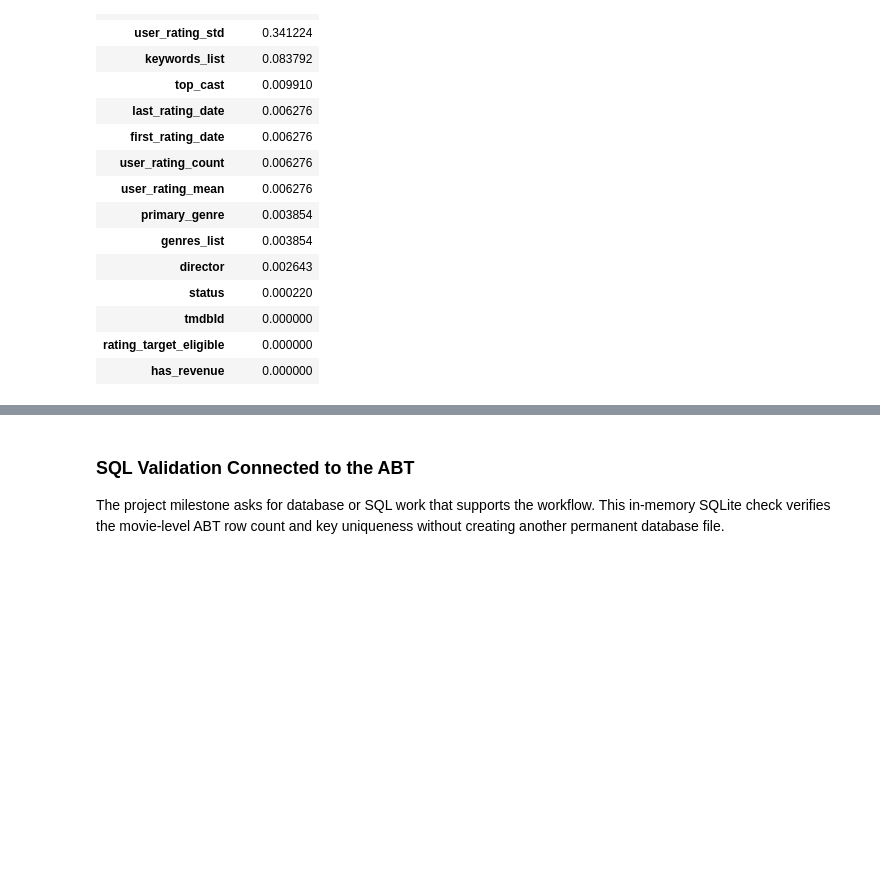
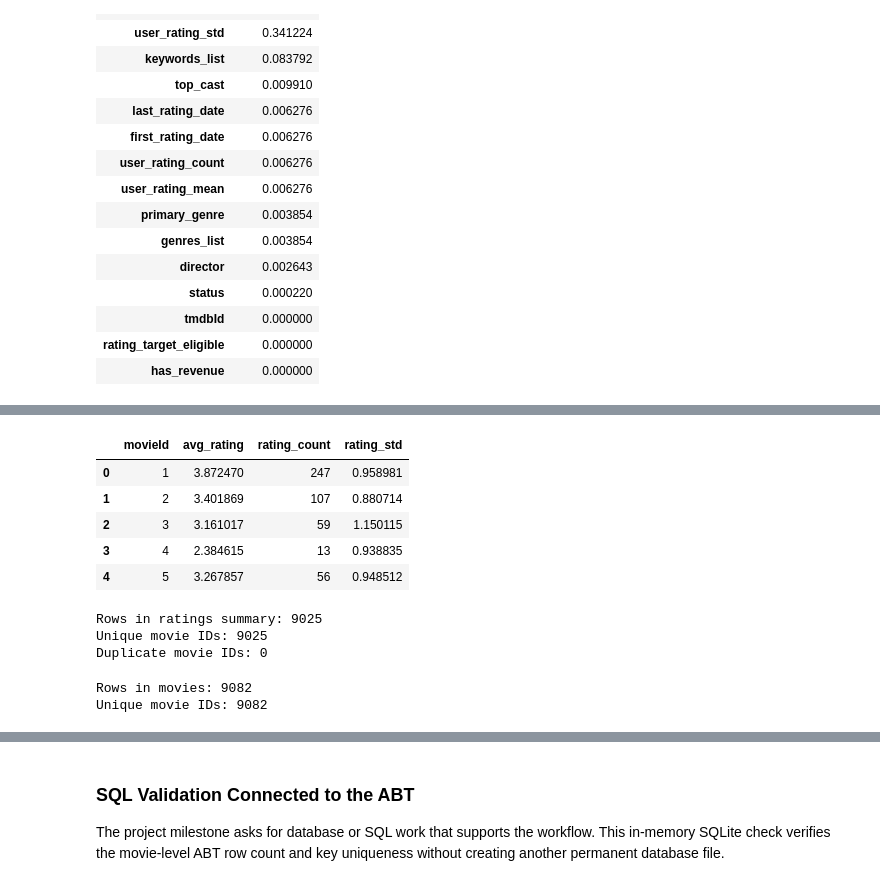
Before and after one commit to diantasmaa/ban6003-movies-project-diana, a Jupyter notebook: notebooks/movies_project_starter.ipynb, the cells around one changed output, grey strips where cells are left out. Saved outputs shown, nothing was run; the diff lists cells and outputs as text; code cells hidden in the pictures; blank space fills up the shorter version.

```diff
--- a/notebooks/movies_project_starter.ipynb
+++ b/notebooks/movies_project_starter.ipynb
@@ -551,0 +569,29 @@ dtype: int64
+# %%
+ratings_summary = ratings.groupby("movieId").agg(
+    avg_rating=("rating", "mean"),
+    rating_count=("rating", "count"),
+    rating_std=("rating", "std")
+).reset_index()
+
+ratings_summary.head()
+# %% [output]
+|  | movieId | avg_rating | rating_count | rating_std |
+| 0 | 1 | 3.872470 | 247 | 0.958981 |
+| 1 | 2 | 3.401869 | 107 | 0.880714 |
+| 2 | 3 | 3.161017 | 59 | 1.150115 |
+| 3 | 4 | 2.384615 | 13 | 0.938835 |
+| 4 | 5 | 3.267857 | 56 | 0.948512 |
+# %%
+print("Rows in ratings summary:", len(ratings_summary))
+print("Unique movie IDs:", ratings_summary["movieId"].nunique())
+print("Duplicate movie IDs:", ratings_summary["movieId"].duplicated().sum())
+# %% [output]
+Rows in ratings summary: 9025
+Unique movie IDs: 9025
+Duplicate movie IDs: 0
+# %%
+print("Rows in movies:", len(movies))
+print("Unique movie IDs:", movies["movieId"].nunique())
+# %% [output]
+Rows in movies: 9082
+Unique movie IDs: 9082
```
Also changed, not shown: parts of 4 cells of this notebook.
